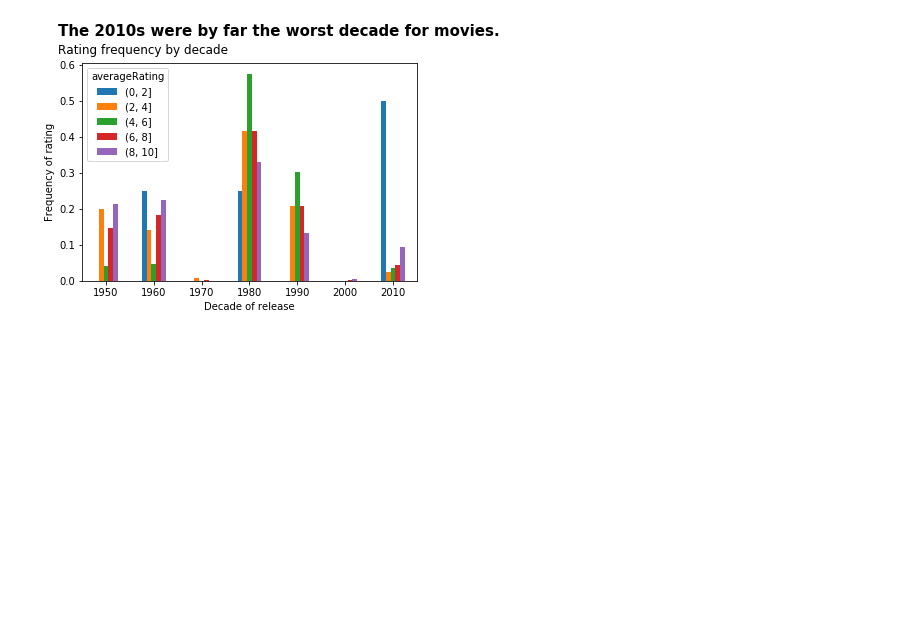
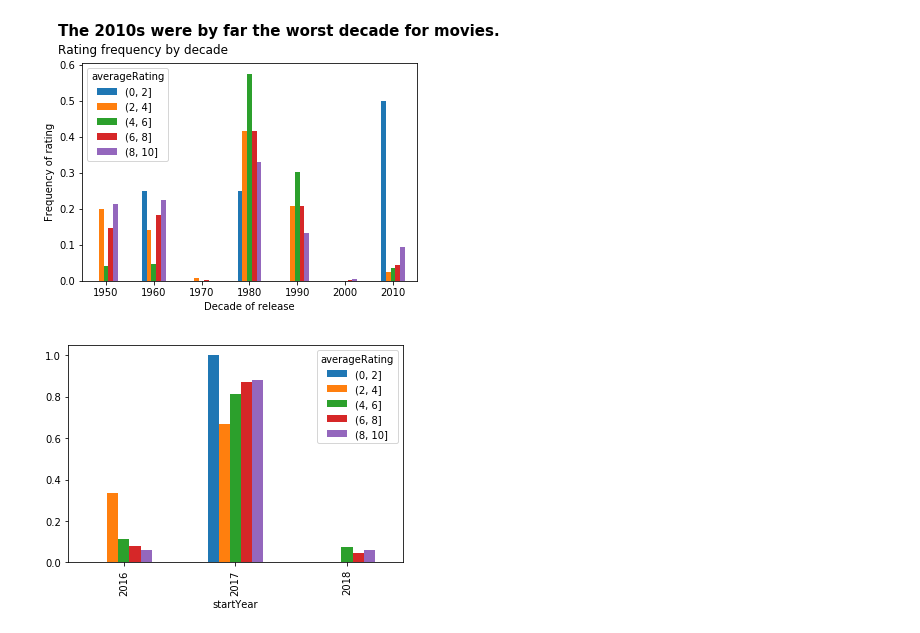
Before and after one commit to LambdaSchool/DS-Unit-1-Sprint-5-Data-Storytelling-Blog-Post, a Jupyter notebook: TristaWeek5.ipynb, the cells around one changed output. Cells and saved outputs as stored; diff of their text form; code cells hidden in the pictures; blank space fills up the shorter version.

```diff
--- a/TristaWeek5.ipynb
+++ b/TristaWeek5.ipynb
@@ -586,3 +620,20 @@ ax.text(x=-1, y=0.68, s="The 2010s were by far the worst decade for movies.", fo
 ax.text(x=-1, y=0.63, s='Rating frequency by decade', fontsize=12);
 # %% [output]
 [figure]
+# %%
+#Let's look closer at 2010s
+timeline = imdb[['startYear', 'averageRating']]
+timeline = timeline[timeline['startYear']>=2016]
+
+decades = [2016, 2017, 2018, 2019]
+decadeBin = pd.cut(timeline['startYear'], decades)
+ratingRange = [0, 2, 4, 6, 8, 10]
+ratingBin = pd.cut(timeline['averageRating'], ratingRange)
+ct = pd.crosstab(decadeBin, ratingBin, normalize='columns');
+ax = ct.plot(kind='bar');
+ax.set_xticklabels([2016, 2017, 2018]);
+#there were no movies that got more than 1k votes 2010-2015
+#most in 2016 were mediocre 2-4
+#2018 had a few movies but they were all good or excellent
+# %% [output]
+[figure, added]
```
Also changed, not shown: parts of 4 cells of this notebook.
